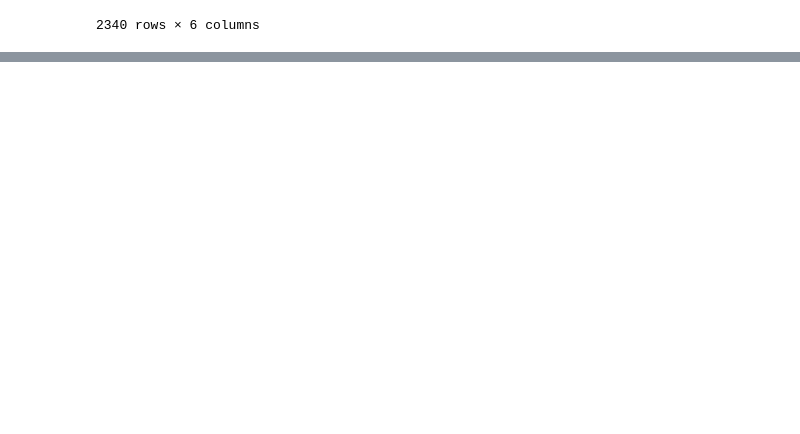
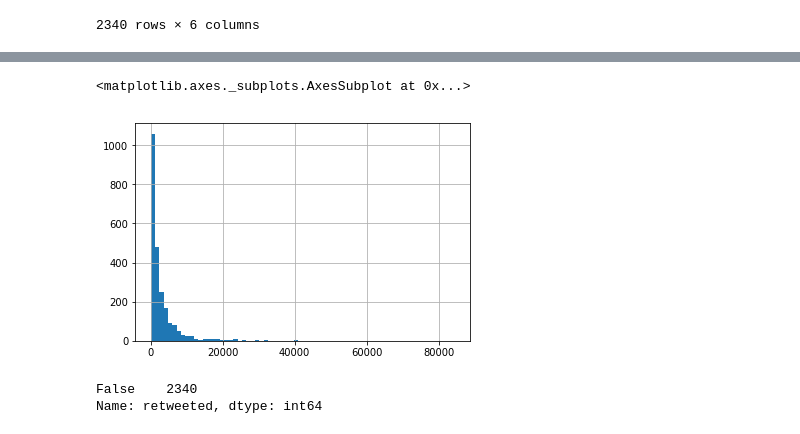
Before and after one commit to yagueits/Web-scrapping, a Jupyter notebook: wrangle_actYAGO.ipynb, the cells around one changed output, grey strips where cells are left out. Drawn from its saved outputs; the diff is of its cells as text; code cells hidden in the pictures; blank space fills up the shorter version.

```diff
--- a/wrangle_actYAGO.ipynb
+++ b/wrangle_actYAGO.ipynb
@@ -372,0 +400,10 @@ tweet_data
+# %%
+tweet_data.retweet_count.hist(bins=70)
+# %% [output]
+<matplotlib.axes._subplots.AxesSubplot at 0x...>
+[figure, added]
+# %%
+tweet_data.retweeted.value_counts()
+# %% [output]
+False    2340
+Name: retweeted, dtype: int64
```
Also changed, not shown: parts of 15 cells of this notebook.
